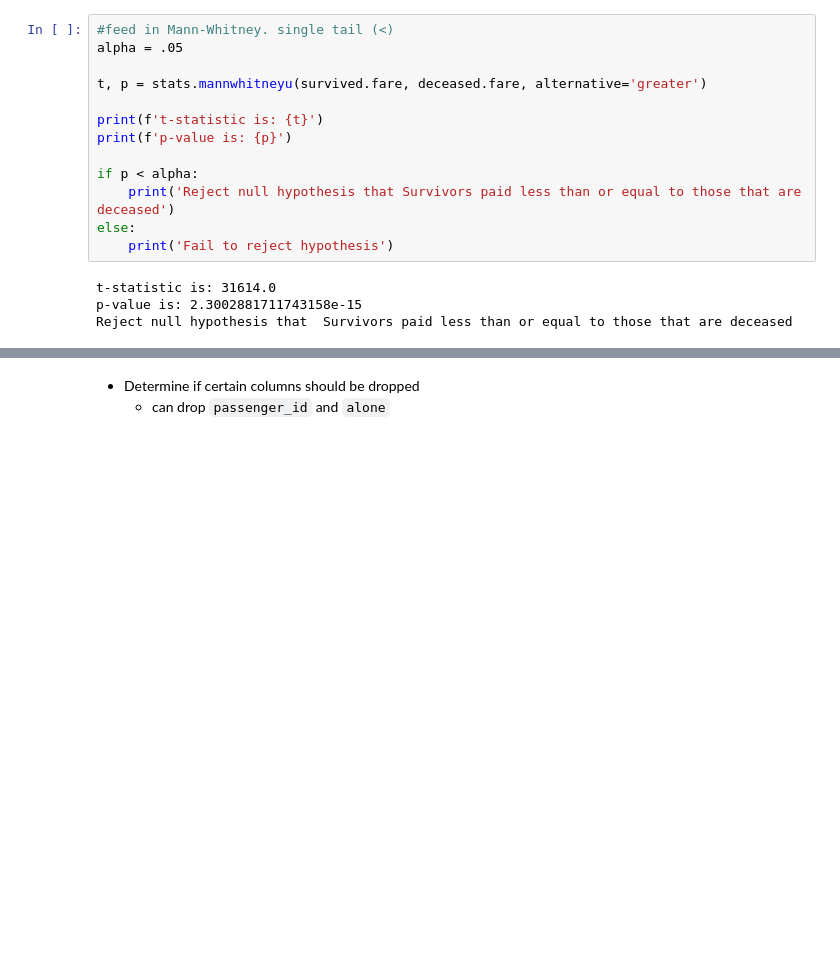
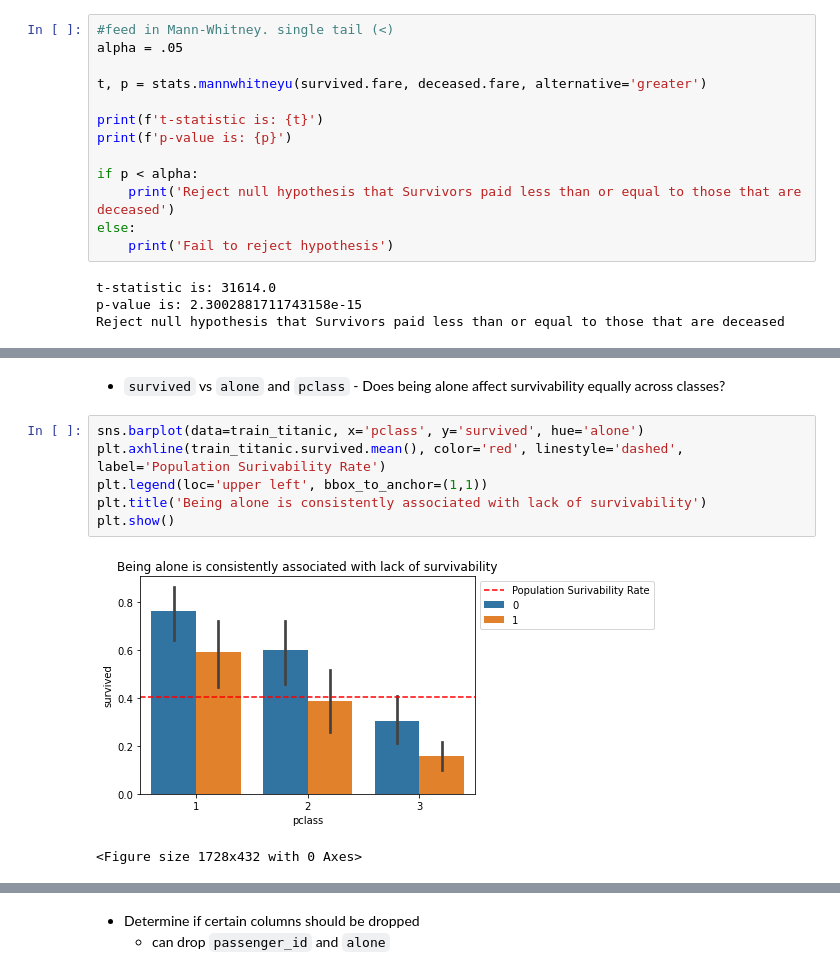
Before and after one commit to joshua-shorterivey/classification-exercises, a Jupyter notebook: classification_exercises.ipynb, the cells around one changed output, grey strips where cells are left out. Saved outputs shown, nothing was run; the diff lists cells and outputs as text; blank space fills up the shorter version.

```diff
--- a/classification_exercises.ipynb
+++ b/classification_exercises.ipynb
@@ -841,0 +893,11 @@ Reject null hypothesis that  Survivors paid less than or equal to those that are
+# %% [markdown]
+*  `survived` vs `alone` and `pclass` - Does being alone affect survivability equally across classes?
+# %%
+sns.barplot(data=train_titanic, x='pclass', y='survived', hue='alone')
+plt.axhline(train_titanic.survived.mean(), color='red', linestyle='dashed', label='Population Surivability Rate')
+plt.legend(loc='upper left', bbox_to_anchor=(1,1))
+plt.title('Being alone is consistently associated with lack of survivability')
+plt.show()
+# %% [output]
+[figure, added]
+<Figure size 1728x432 with 0 Axes>
```
Also changed, not shown: parts of 54 cells of this notebook.
